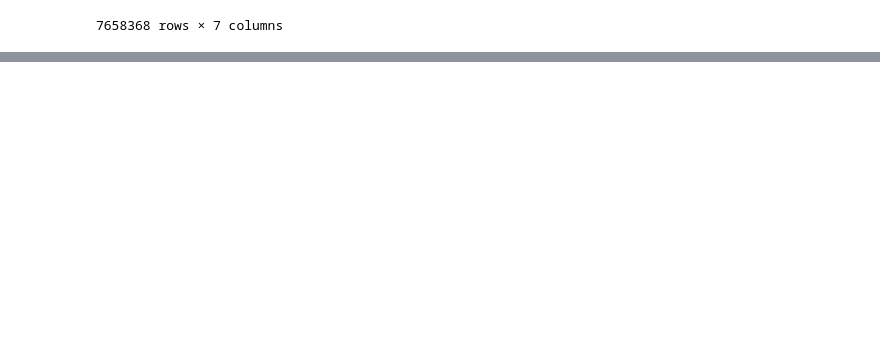
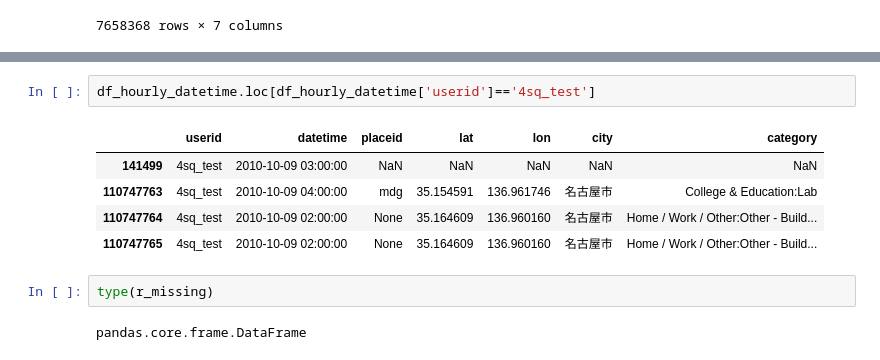
Before and after one commit to Magica-Chen/social-predictability, a Jupyter notebook: predictability.ipynb, the cells around one changed output, grey strips where cells are left out. Saved outputs shown, nothing was run; the diff lists cells and outputs as text; blank space fills up the shorter version.

```diff
--- a/predictability.ipynb
+++ b/predictability.ipynb
@@ -140,0 +120,12 @@ m.sort_values(by='datetime').tail(5)
+# %%
+df_hourly_datetime.loc[df_hourly_datetime['userid']=='4sq_test']
+# %% [output]
+|  | userid | datetime | placeid | lat | lon | city | category |
+| 141499 | 4sq_test | 2010-10-09 03:00:00 | NaN | NaN | NaN | NaN | NaN |
+| 110747763 | 4sq_test | 2010-10-09 04:00:00 | mdg | 35.154591 | 136.961746 | 名古屋市 | College & Education:Lab |
+| 110747764 | 4sq_test | 2010-10-09 02:00:00 | None | 35.164609 | 136.960160 | 名古屋市 | Home / Work / Other:Other - Build... |
+| 110747765 | 4sq_test | 2010-10-09 02:00:00 | None | 35.164609 | 136.960160 | 名古屋市 | Home / Work / Other:Other - Build... |
+# %%
+type(r_missing)
+# %% [output]
+pandas.core.frame.DataFrame
```
Also changed, not shown: parts of 24 cells of this notebook, 2 other files.
